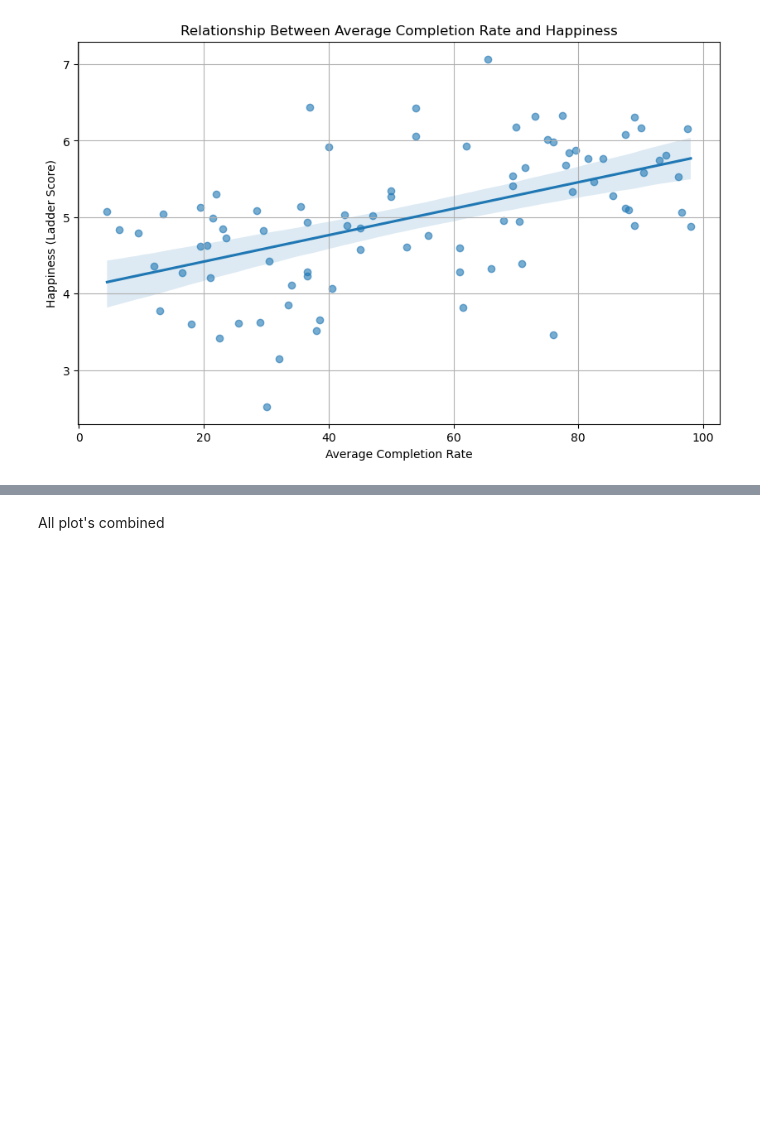
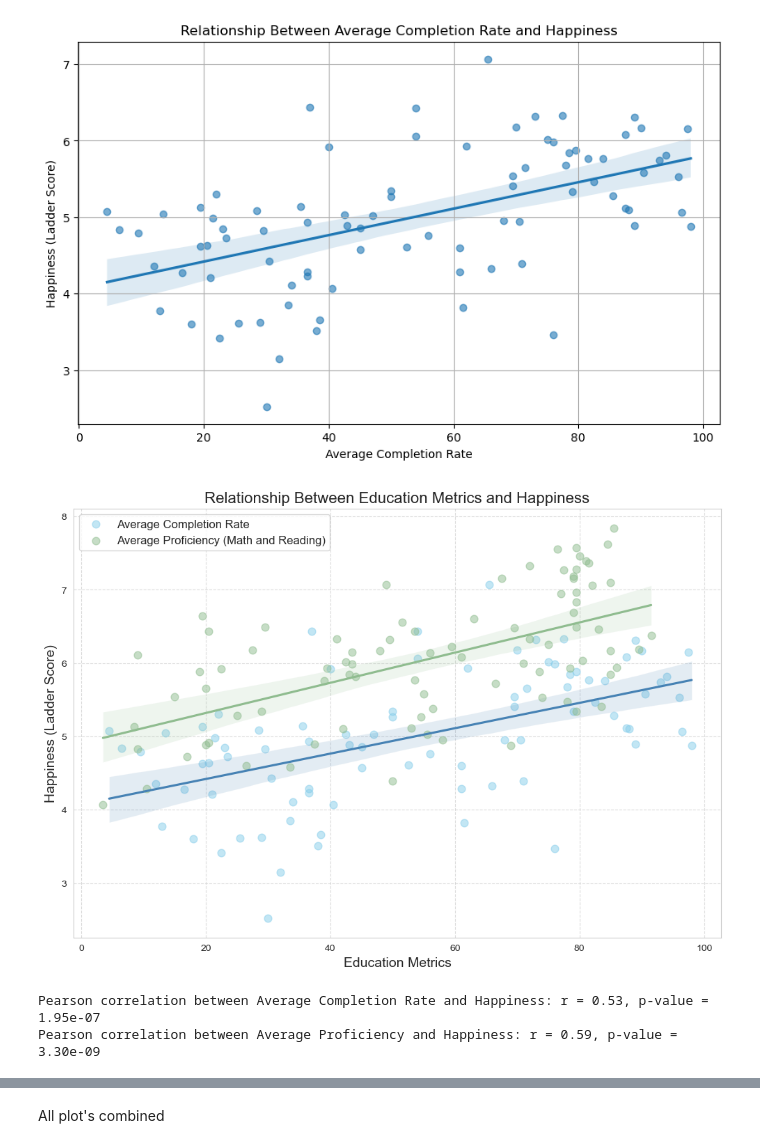
Before and after one commit to JacobHalewijn/infovis, a Jupyter notebook: draft_S.ipynb, the cells around one changed output, grey strips where cells are left out. Cells and saved outputs as stored; diff of their text form; code cells hidden in the pictures; blank space fills up the shorter version.

```diff
--- a/draft_S.ipynb
+++ b/draft_S.ipynb
@@ -31,3 +31,57 @@ plt.show()
 # %% [output]
 Pearson correlation between Average Completion Rate and Happiness: r = 0.53, p-value = 1.95e-07
 [figure]
+# %%
+import pandas as pd
+import seaborn as sns
+import matplotlib.pyplot as plt
+from scipy.stats import pearsonr
+
+
+# Calculate the Average Completion Rate
+df['Average_Completion_Rate'] = df[['Average_Completion_Rate_Male', 'Average_Completion_Rate_Female']].mean(axis=1)
+
+# Filter out entries with 0 values in the Average Completion Rate
+filtered_data = df[df['Average_Completion_Rate'] != 0]
+
+# Calculate the Average Proficiency (Math and Reading)
+df['Average_Proficiency'] = df[['Lower_Secondary_End_Proficiency_Reading', 'Lower_Secondary_End_Proficiency_Math']].mean(axis=1)
+
+# Filter out entries with 0 values in the Average Proficiency
+filtered_proficiency_data = df[df['Average_Proficiency'] != 0]
+
+# Create a combined scatter plot with regression lines for both variables with improved aesthetics
+plt.figure(figsize=(12, 8))
+
+# Plot Average Completion Rate and Happiness
+sns.regplot(data=filtered_data, x='Average_Completion_Rate', y='Ladder score',
+            scatter_kws={'alpha': 0.5, 's': 60}, line_kws={'color': 'steelblue'},
+            label='Average Completion Rate', color='skyblue')
+
+# Plot Average Proficiency and Happiness
+sns.regplot(data=filtered_proficiency_data, x='Average_Proficiency', y='Ladder score',
+            scatter_kws={'alpha': 0.5, 's': 60}, line_kws={'color': 'darkseagreen'},
+            label='Average Proficiency (Math and Reading)', color='darkseagreen')
+
+# Add titles and labels with improved aesthetics
+plt.title('Relationship Between Education Metrics and Happiness', fontsize=16)
+plt.xlabel('Education Metrics', fontsize=14)
+plt.ylabel('Happiness (Ladder Score)', fontsize=14)
+plt.legend(fontsize=12)
+plt.grid(True, linestyle='--', alpha=0.7)
+
+# Set the style of the plot to improve aesthetics
+sns.set_style("whitegrid")
+
+plt.show()
+
+# Calculate Pearson correlation coefficients and p-values
+r_completion, p_value_completion = pearsonr(filtered_data['Average_Completion_Rate'], filtered_data['Ladder score'])
+r_proficiency, p_value_proficiency = pearsonr(filtered_proficiency_data['Average_Proficiency'], filtered_proficiency_data['Ladder score'])
+
+print(f'Pearson correlation between Average Completion Rate and Happiness: r = {r_completion:.2f}, p-value = {p_value_completion:.2e}')
+print(f'Pearson correlation between Average Proficiency and Happiness: r = {r_proficiency:.2f}, p-value = {p_value_proficiency:.2e}')
+# %% [output]
+[figure, added]
+Pearson correlation between Average Completion Rate and Happiness: r = 0.53, p-value = 1.95e-07
+Pearson correlation between Average Proficiency and Happiness: r = 0.59, p-value = 3.30e-09
```
Also changed, not shown: parts of 9 cells of this notebook.
